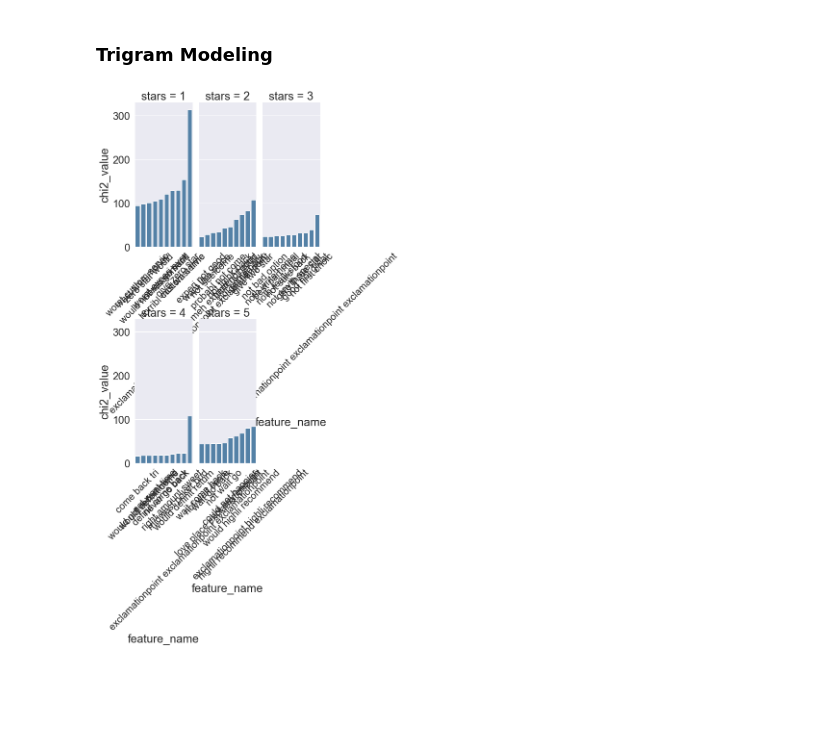
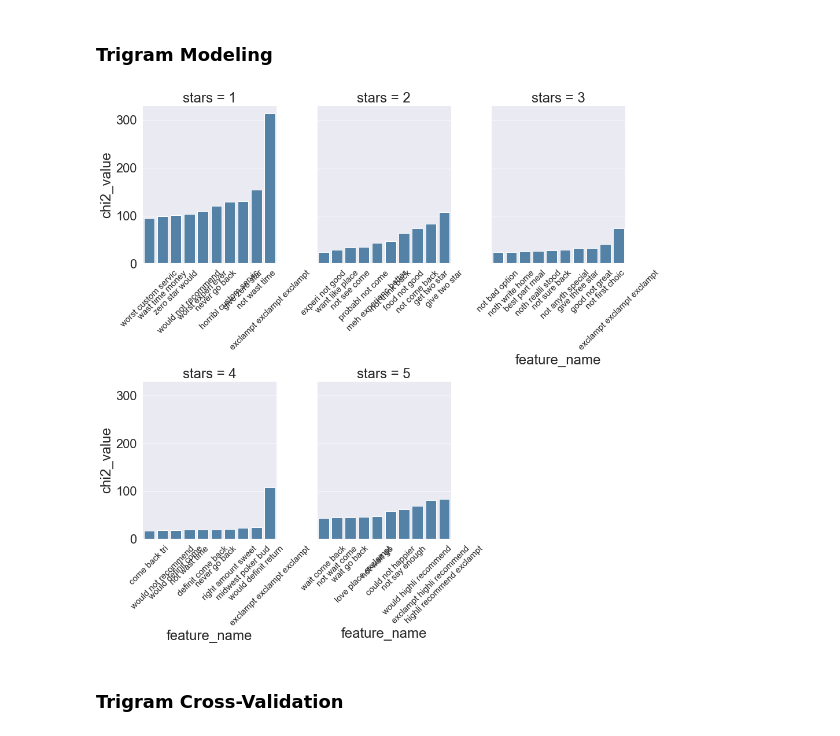
Before and after one commit to kylegilde/D620-Web-Analytics, a Jupyter notebook: Final Project/multi-class-text-classification.ipynb, the cells around one changed output. Cells and saved outputs as stored; diff of their text form; code cells hidden in the pictures; blank space fills up the shorter version.

```diff
--- a/Final Project/multi-class-text-classification.ipynb
+++ b/Final Project/multi-class-text-classification.ipynb
@@ -128,7 +131,7 @@ def replace_not_contractions(doc):
 
 
 porter_stemmer = nltk.PorterStemmer()
-revised_stopwords = [word for word in stopwords.words('english') if not word.endswith("n't") and word not in ['not', 'nor', 'no']]
+revised_stopwords = [word for word in stopwords.words('english') if word not in ['not', 'nor', 'no']]
 
 def porter_stem_and_clean_text(doc):
     """
@@ -144,7 +147,7 @@ def porter_stem_and_clean_text(doc):
     return ' '.join(stemmed_tokens)
 
 raw_data['text_porter_stemmed'] = raw_data.text\
-    .str.replace("!", " exclamationpoint ")\
+    .str.replace("!", " exclampt ")\
     .str.lower()\
     .apply(replace_not_contractions)\
     .apply(porter_stem_and_clean_text)
@@ -239,10 +241,10 @@ def plot_most_correlated_tokens(dtm, feature_names, n_grams = 1, labels = raw_da
     # create Faceted Grid Plot
     g = sns.FacetGrid(col="stars", col_wrap=3, sharex=False, margin_titles=True, data=top_chi2_df)
     g.map(sns.barplot, "feature_name", "chi2_value", color="steelblue")
-    [plt.setp(ax.get_xticklabels(), rotation=45, fontsize=18) for ax in g.axes.flat]
+    [plt.setp(ax.get_xticklabels(), rotation=45, fontsize=15) for ax in g.axes.flat]
     sns.set(font_scale=2)
-    plt.subplots_adjust(hspace=.75, wspace=.2) # https://stackoverflow.com/a/43699744/4463701
-    g.fig.set_size_inches(15,15) # https://stackoverflow.com/a/46346780/4463701
+    plt.subplots_adjust(hspace=.75, wspace=.3) # https://stackoverflow.com/a/43699744/4463701
+    g.fig.set_size_inches(20,15) # https://stackoverflow.com/a/46346780/4463701
 
 # https://scikit-learn.org/stable/modules/generated/sklearn.feature_selection.chi2.html
 # https://github.com/scikit-learn/scikit-learn/blob/55bf5d9/sklearn/feature_selection/univariate_selection.py#L172
@@ -357,11 +361,13 @@ plot_cv_results(bigram_cv_results)
 # %% [markdown]
 ### Trigram Modeling
 # %%
-#trigram_dtm, trigram_feature_names = create_n_gram_dtm(raw_data.text_porter_stemmed, 3, 3)
+trigram_dtm, trigram_feature_names = create_n_gram_dtm(raw_data.text_porter_stemmed, 3, 3)
 
 plot_most_correlated_tokens(trigram_dtm, trigram_feature_names)
 # %% [output]
-[figure, old version]
+[figure, new version]
+# %% [markdown]
+### Trigram Cross-Validation
 # %%
 trigram_cv_results = perform_cross_val(models, trigram_dtm[X_train_indices, ], y_train)
 
```
Also changed, not shown: parts of 14 cells of this notebook.
